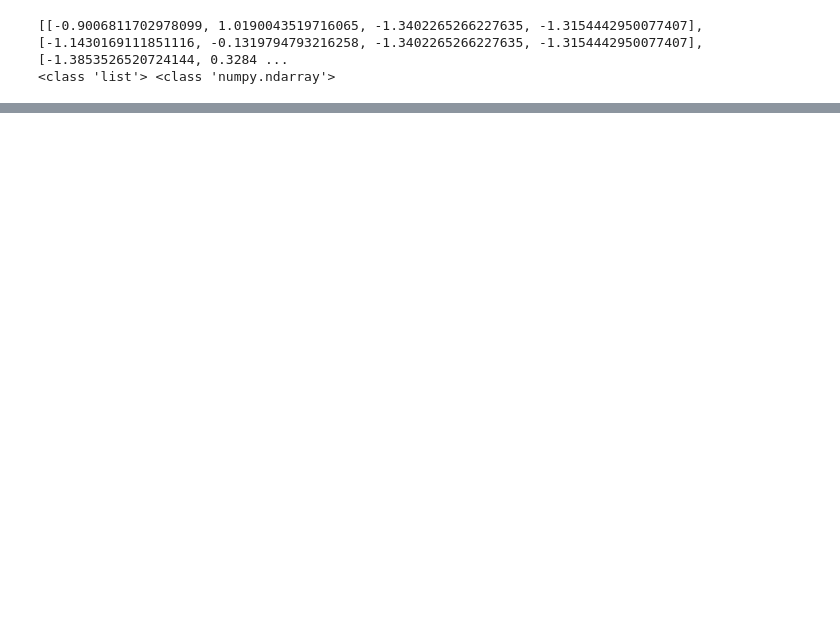
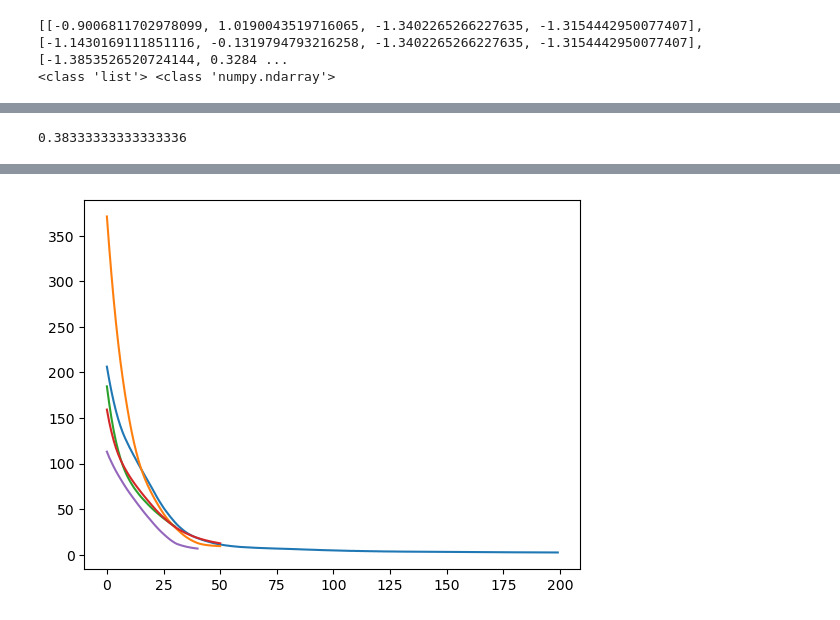
Before and after one commit to meh0013/micrograd_updated, a Jupyter notebook: Micrograd_Practice.ipynb, the cells around one changed output, grey strips where cells are left out. Saved outputs shown, nothing was run; the diff lists cells and outputs as text; code cells hidden in the pictures; blank space fills up the shorter version.

```diff
--- a/Micrograd_Practice.ipynb
+++ b/Micrograd_Practice.ipynb
@@ -322,3 +341,15 @@ def train(epoch, xs, ys, n):
+# %%
+def accuracy(xs, ys):
+    correct=0
+    for x, y in zip(xs, ys):
+        pred=predict(x)
+        if pred==y:
+            correct+=1
+    return correct/len(xs)
+
+accuracy(x_train, y_train)
+# %% [output]
+0.38333333333333336
 # %%
 def train2(epoch, xs, ys, n):
     losses = []
@@ -352,8 +383,59 @@ def train2(epoch, xs, ys, n):
         duration = end - start
         epoch_timings.append(duration)
 
-        print(f"Epoch: {k} | Loss: {total_loss:.4f} | Duration: {duration:.4f}s")
+        #print(f"Epoch: {k} | Loss: {total_loss:.4f} | Duration: {duration:.4f}s")
         losses.append(total_loss)
 
+        #Early Stopping
+        if (k%10==0):
+            acc=accuracy(x_test, y_test)
+            print(f"Epoch: {k} | Loss: {total_loss:.4f} | Duration: {duration:.4f}s | Accuracy: {acc}")
+            if acc>0.95:
+                break
+
     loss_plot(losses)
-    return total_loss
+    return acc
+# %%
+fold_number=5
+total_accuracy=0
+
+#shuffle indices
+np.random.seed() #random seed
+x = np.array(x) #numpy array
+y= np.array(y) #numpy array
+index=np.arange(len(x)) #index matching
+np.random.shuffle(index) #random shuffling of indices
+
+#applying randomly shuffled indices
+x_pass=x[index]
+y_pass=y[index]
+
+y_folds=[]
+x_folds=[]
+for i in range(fold_number):
+    step=math.floor(len(x)/fold_number)
+    y_folds.append(y_pass[i*step:(i+1)*step])
+    x_folds.append(x_pass[i*step:(i+1)*step])
+
+#print(y_folds)
+#x_folds = np.array_split(x, fold_number)
+#y_folds = np.array_split(y, fold_number)
+
+
+for i in range(fold_number):
+
+    x_test = x_folds[i]
+    y_test = y_folds[i]
+
+    x_train = np.concatenate([x_folds[j] for j in range(fold_number) if j != i])
+
+    y_train = np.concatenate([y_folds[j] for j in range(fold_number) if j != i])
+
+    n=MLP(4, [8,8,3])
+
+    acc=train2(200, x_train, y_train, n)
+
+    total_accuracy+=acc
+
+print(total_accuracy/fold_number)
+# %% [output]
@@ -360 +459,2 @@ def train2(epoch, xs, ys, n):
+[figure, added]
 # %%
```
Also changed, not shown: parts of 7 cells of this notebook, 1 other file.
